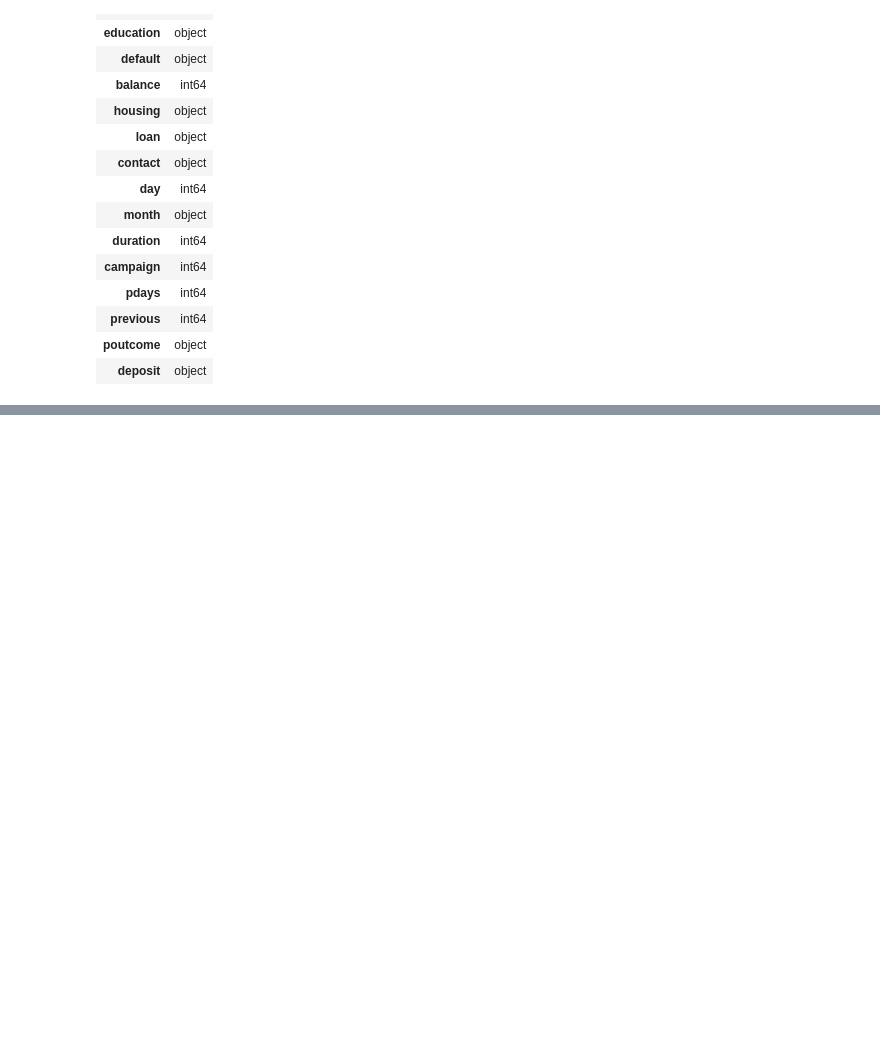
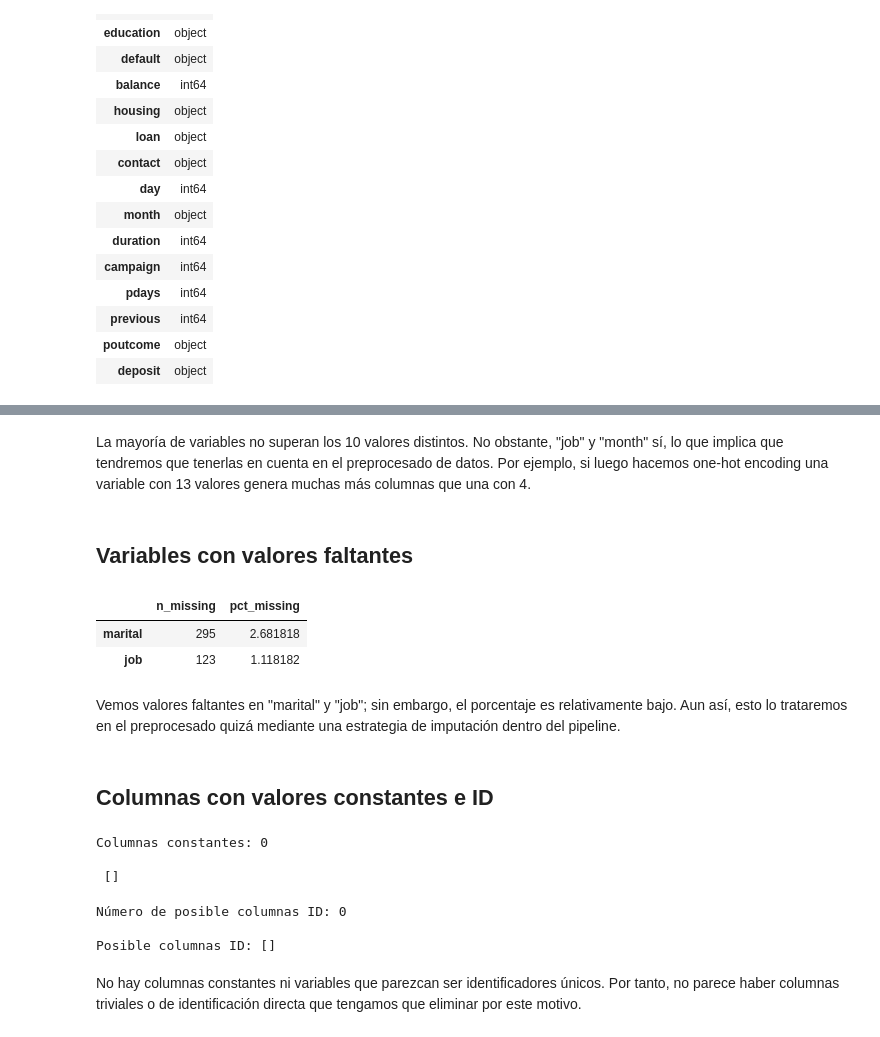
Before and after one commit to 100499078/AA_Practica1, a Jupyter notebook: notebooks/01_eda_y_modelado.ipynb, the cells around one changed output, grey strips where cells are left out. Cells and saved outputs as stored; diff of their text form; code cells hidden in the pictures; blank space fills up the shorter version.

```diff
--- a/notebooks/01_eda_y_modelado.ipynb
+++ b/notebooks/01_eda_y_modelado.ipynb
@@ -60,0 +101,36 @@ df[['previous'
+# %% [markdown]
+La mayoría de variables no superan los 10 valores distintos. No obstante, "job" y "month" sí, lo que implica que tendremos que tenerlas en cuenta en el preprocesado de datos. Por ejemplo, si luego hacemos one-hot encoding una variable con 13 valores genera muchas más columnas que una con 4.
+# %% [markdown]
+## Variables con valores faltantes
+# %%
+missing = pd.DataFrame({"n_missing": df.isna().sum(), "pct_missing": df.isna().mean() * 100}).sort_values("n_missing", ascending=False)
+display(missing[missing["n_missing"]>10])
+# %% [output]
+|  | n_missing | pct_missing |
+| marital | 295 | 2.681818 |
+| job | 123 | 1.118182 |
+# %% [markdown]
+Vemos valores faltantes en "marital" y "job"; sin embargo, el porcentaje es relativamente bajo. Aun así, esto lo trataremos en el preprocesado quizá mediante una estrategia de imputación dentro del pipeline.
+# %% [markdown]
+## Columnas con valores constantes e ID
+# %%
+constant_cols = [col for col in df.columns if df[col].nunique(dropna=False) == 1]
+
+print("Número de columnas constantes:", len(constant_cols))
+print("Columnas constantes:", constant_cols)
+# %% [output]
+Columnas constantes: 0
+
+ []
+# %%
+# Buscaremos columnas donde el número de valores únicos sea igual al número de filas
+
+possible_id_cols = [col for col in df.columns if df[col].nunique(dropna=False) == len(df)]
+print("\nNúmero de posible columnas ID:", len(possible_id_cols))
+print("\nPosible columnas ID:", possible_id_cols)
+# %% [output]
+Número de posible columnas ID: 0
+
+Posible columnas ID: []
+# %% [markdown]
+No hay columnas constantes ni variables que parezcan ser identificadores únicos. Por tanto, no parece haber columnas triviales o de identificación directa que tengamos que eliminar por este motivo.
```
Also changed, not shown: parts of 28 cells of this notebook.
